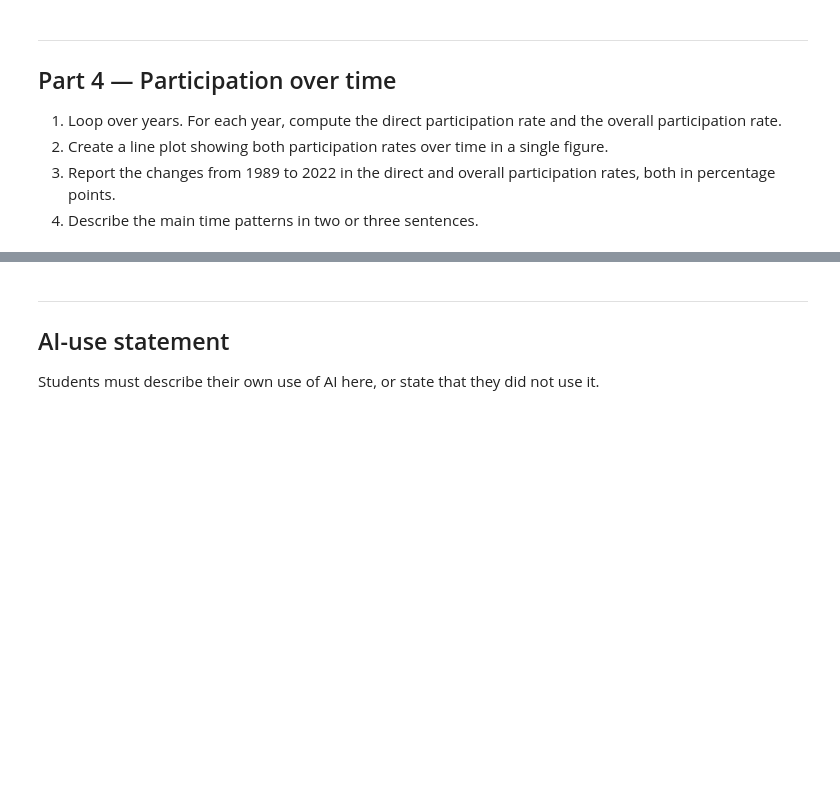
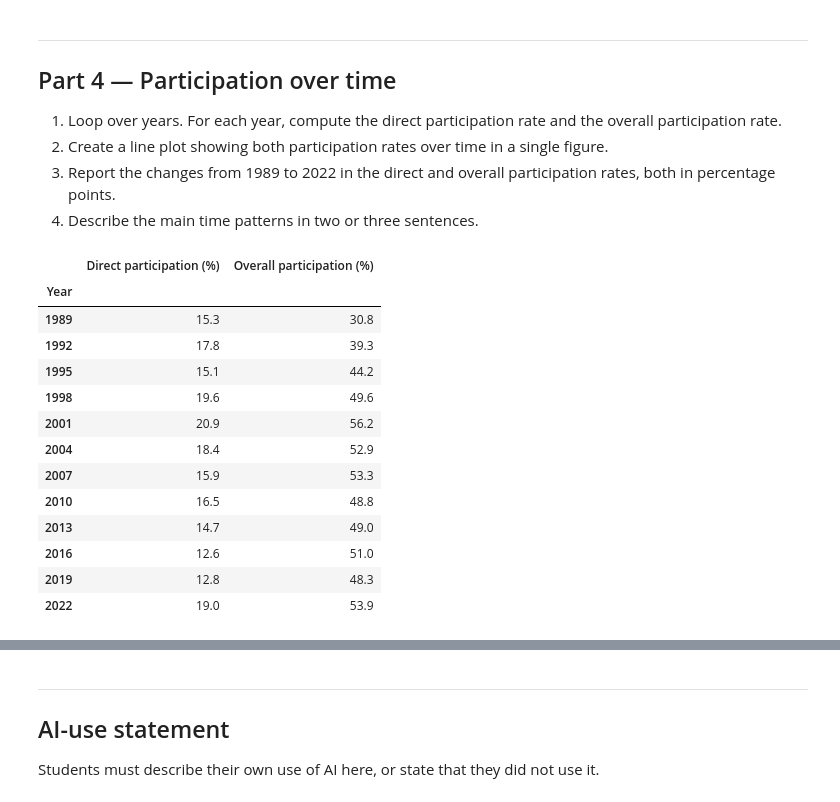
Before and after one commit to falkfrydenlund-creator/TECH2-Assignment3-FF, a Jupyter notebook: assignment3.ipynb, the cells around one changed output, grey strips where cells are left out. Saved outputs shown, nothing was run; the diff lists cells and outputs as text; code cells hidden in the pictures; blank space fills up the shorter version.

```diff
--- a/assignment3.ipynb
+++ b/assignment3.ipynb
@@ -258,3 +258,34 @@ The participation rates rise with each level of education, for both direct- and
 3. Report the changes from 1989 to 2022 in the direct and overall participation
    rates, both in percentage points.
 4. Describe the main time patterns in two or three sentences.
+# %%
+years = sorted(data['year'].unique())
+yeardirect = []
+yearoverall = []
+for year in years:
+    ypart = data[data['year'] == year]
+    yeardirect.append(participation_rate(ypart['direct']))
+    yearoverall.append(participation_rate(ypart['overall']))
+
+results = pd.DataFrame({'Year' : years,
+                        'Direct participation (%)' : yeardirect,
+                        'Overall participation (%)' : yearoverall
+                        }).round(1)
+
+results = results.set_index('Year')
+results
+# %% [output]
+|  | Direct participation (%) | Overall participation (%) |
+| Year |  |  |
+| 1989 | 15.3 | 30.8 |
+| 1992 | 17.8 | 39.3 |
+| 1995 | 15.1 | 44.2 |
+| 1998 | 19.6 | 49.6 |
+| 2001 | 20.9 | 56.2 |
+| 2004 | 18.4 | 52.9 |
+| 2007 | 15.9 | 53.3 |
+| 2010 | 16.5 | 48.8 |
+| 2013 | 14.7 | 49.0 |
+| 2016 | 12.6 | 51.0 |
+| 2019 | 12.8 | 48.3 |
+| 2022 | 19.0 | 53.9 |
```
Also changed, not shown: parts of 3 cells of this notebook.
